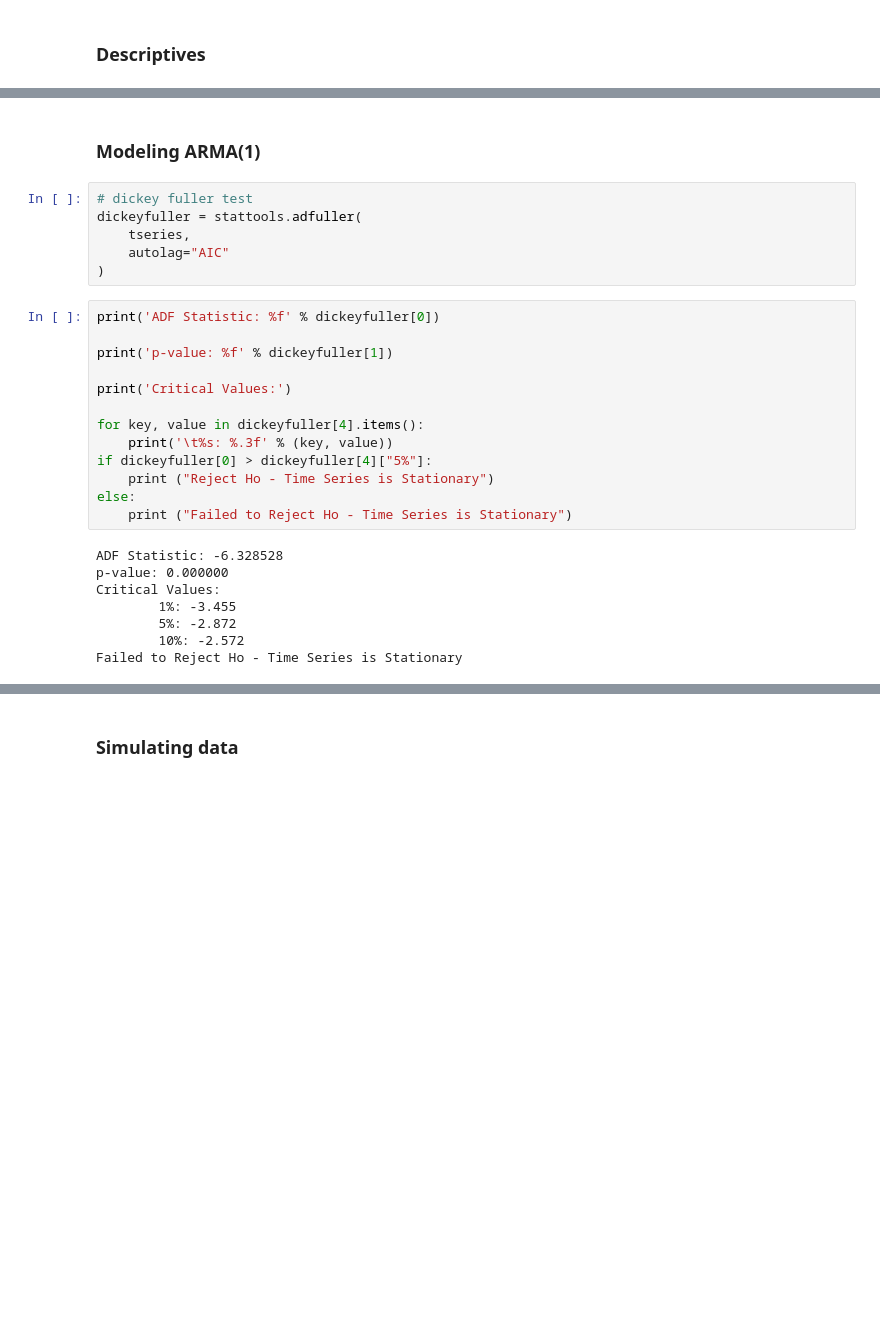
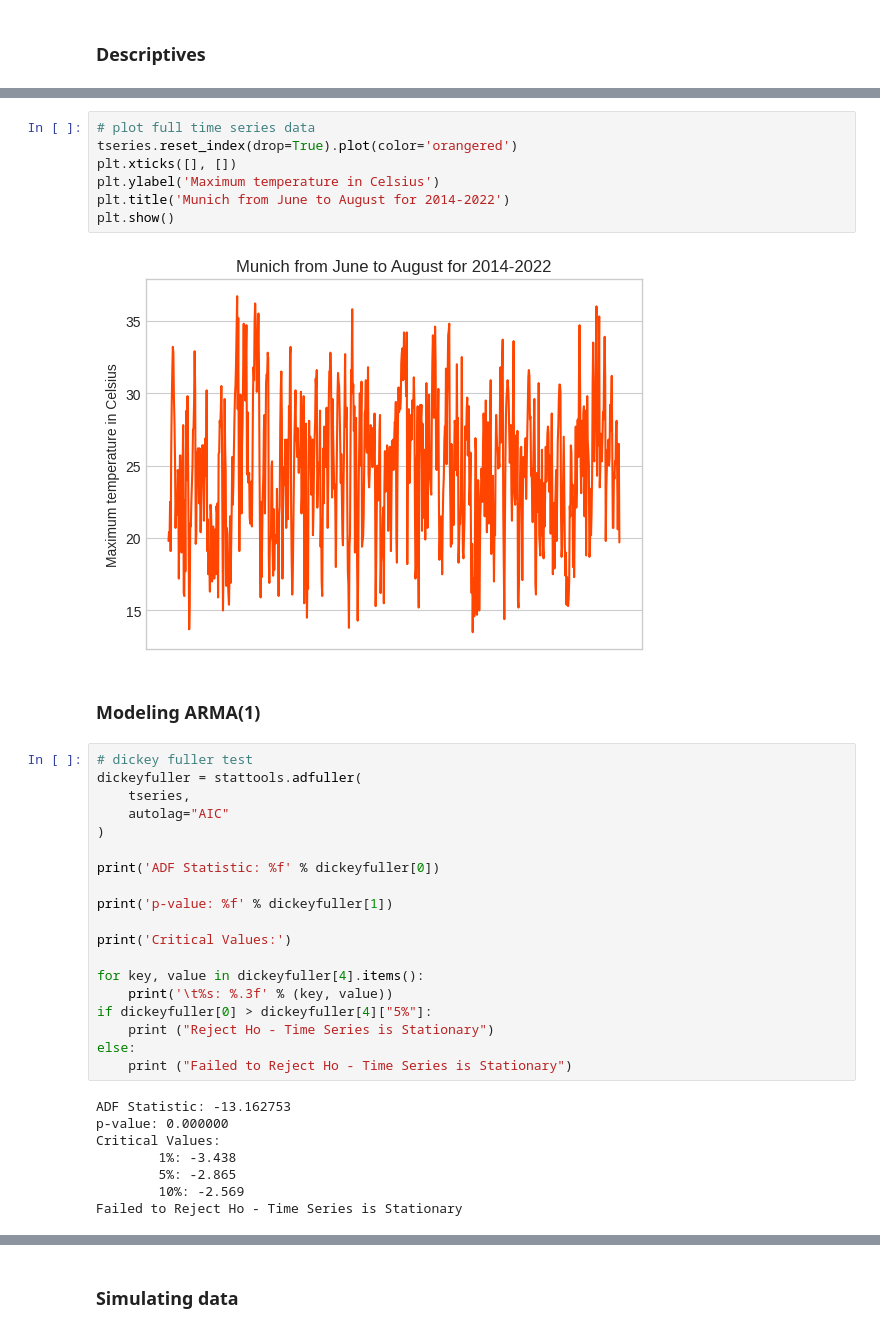
Before and after one commit to MGenschow/DS_Project, a Jupyter notebook: modules/models/heatwaves/recurrence_prob.ipynb, the cells around one changed output, grey strips where cells are left out. Cells and saved outputs as stored; diff of their text form; blank space fills up the shorter version.

```diff
--- a/modules/models/heatwaves/recurrence_prob.ipynb
+++ b/modules/models/heatwaves/recurrence_prob.ipynb
@@ -54,12 +117,21 @@ plt.show()
+# %%
+# plot full time series data
+tseries.reset_index(drop=True).plot(color='orangered')
+plt.xticks([], [])
+plt.ylabel('Maximum temperature in Celsius')
+plt.title('Munich from June to August for 2014-2022')
+plt.show()
+# %% [output]
+[figure, added]
 # %% [markdown]
 ### Modeling ARMA(1)
-# %%
-# dickey fuller test
-dickeyfuller = stattools.adfuller(
-    tseries,
-    autolag="AIC"
-)
 # %%
+# dickey fuller test
+dickeyfuller = stattools.adfuller(
+    tseries,
+    autolag="AIC"
+)
+
 print('ADF Statistic: %f' % dickeyfuller[0])
 
 print('p-value: %f' % dickeyfuller[1])
@@ -73,12 +145,12 @@ if dickeyfuller[0] > dickeyfuller[4]["5%"]:
 else:
     print ("Failed to Reject Ho - Time Series is Stationary")
 # %% [output]
-ADF Statistic: -6.328528
+ADF Statistic: -13.162753
 p-value: 0.000000
 Critical Values:
-        1%: -3.455
-        5%: -2.872
-        10%: -2.572
+        1%: -3.438
+        5%: -2.865
+        10%: -2.569
 Failed to Reject Ho - Time Series is Stationary
 # %%
 arma_mod = ARIMA(tseries.reset_index(drop=True), order=(1,0,1)).fit()
```
Also changed, not shown: parts of 27 cells of this notebook.
